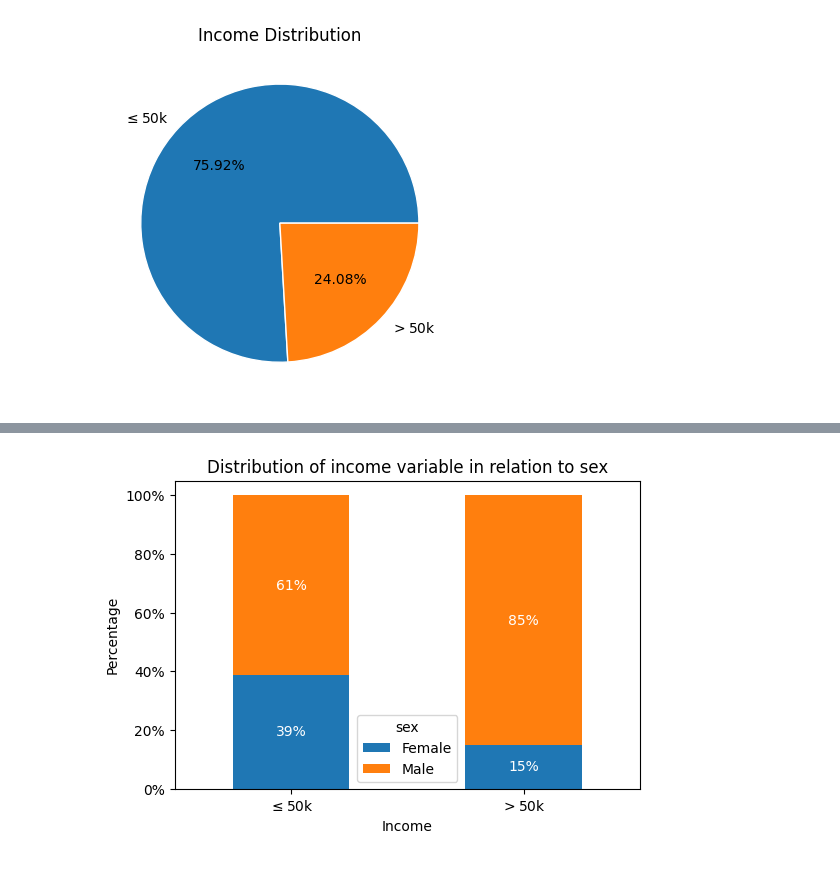
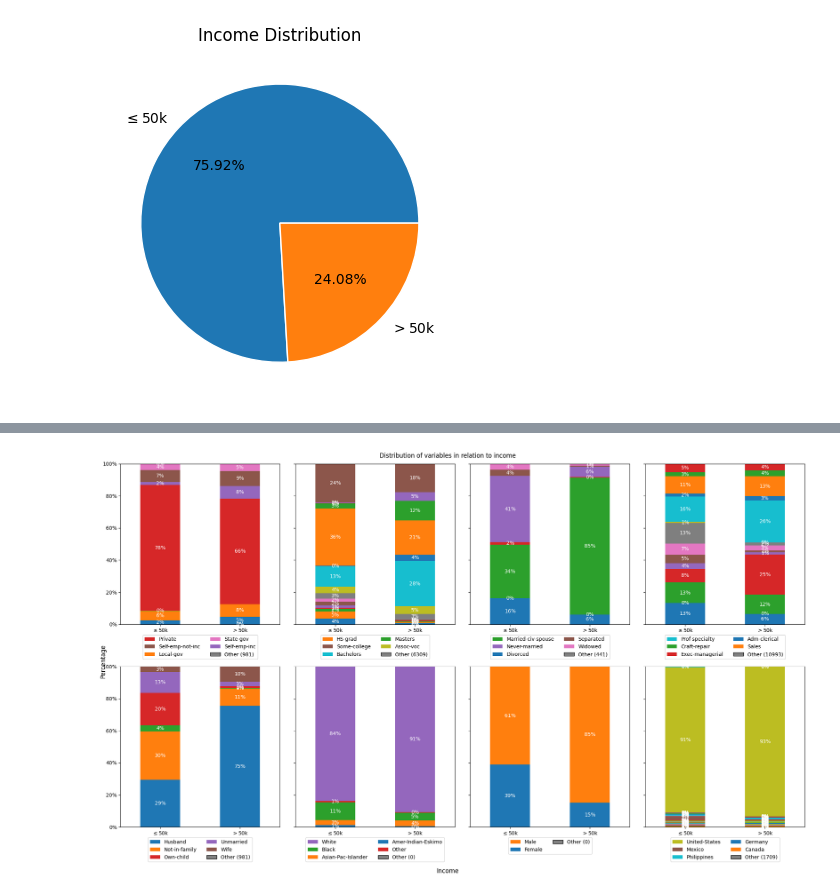
Before and after one commit to simonsymhoven/income-classification, a Jupyter notebook: income-classification.ipynb, the cells around one changed output, grey strips where cells are left out. Saved outputs shown, nothing was run; the diff lists cells and outputs as text; code cells hidden in the pictures.

Commit message:
add some charts

```diff
--- a/income-classification.ipynb
+++ b/income-classification.ipynb
@@ -37,3 +45,6 @@ test_df['income'] = test_df['income'].apply(lambda x: 1 if x == '>50K' else 0)
+# %%
+train_df = train_df.drop('education-num',axis= 1)
+test_df = test_df.drop("education-num", axis = 1)
 # %% [markdown]
 ### Dataset Info
 # %% [markdown]
@@ -65,0 +95,8 @@ Numeric variables:
+# %%
+train_df['workclass'].fillna(train_df['workclass'].mode()[0], inplace=True)
+train_df['occupation'].fillna(train_df['occupation'].mode()[0], inplace=True)
+train_df['native-country'].fillna(train_df['native-country'].mode()[0], inplace=True)
+
+test_df['workclass'].fillna(train_df['workclass'].mode()[0], inplace=True)
+test_df['occupation'].fillna(train_df['occupation'].mode()[0], inplace=True)
+test_df['native-country'].fillna(train_df['native-country'].mode()[0], inplace=True)
@@ -145,20 +199,43 @@ plt.show()
 # %%
-ct = pd.crosstab(train_df['income'], train_df['sex'])
-ct_pct = ct.apply(lambda r: r/r.sum(), axis=1)
+rows=2
+cols=4
 
-ax = ct_pct.plot(kind='bar', stacked=True, figsize=(6,4))
+fig, axes = plt.subplots(nrows=rows, ncols=cols, figsize=(5*cols, 6*rows), sharey=True)
+fig.suptitle('Distribution of variables in relation to income')
+fig.supxlabel('Income')
+fig.supylabel('Percentage')
 
-ax.set_title("Distribution of income variable in relation to sex")
-ax.set_xlabel("Income")
-ax.set_ylabel("Percentage")
+for i, variable in enumerate(categorical):
+    row = i // cols
+    col = i % cols
+    ax = axes[row][col]
 
-ax.set_xticklabels([r'$\leq50$k', r'$>50$k'], rotation=0)
-yticks = mtick.PercentFormatter(1)
-ax.yaxis.set_major_formatter(yticks)
+    ct = pd.crosstab(train_df['income'], train_df[variable])
+    ct_pct = ct.apply(lambda r: r/r.sum(), axis=1)
 
-for i in ax.containers:
-    ax.bar_label(i, label_type='center', color="white", fontsize=10, fmt='{:.0%}')
+    ct_pct.plot(kind='bar', stacked=True, ax=ax)
 
+    ax.set_xticklabels([r'$\leq50$k', r'$>50$k'], rotation=0)
+    yticks = mtick.PercentFormatter(1)
+    ax.yaxis.set_major_formatter(yticks)
+    ax.set_ylim([0, 1])
+    ax.set_xlabel('')
+
+    handles, labels = ax.get_legend_handles_labels()
+    sorted_labels = sorted(labels, key=lambda x: -ct[x].sum())
+    top_labels = sorted_labels[:5]
+    remaining_labels = sorted_labels[5:]
+    top_handles = [handles[labels.index(l)] for l in top_labels]
+    remaining_sum = sum([ct[x].sum() for x in remaining_labels])
+    top_labels.append(f'Other ({remaining_sum})')
+    top_handles.append(Patch(facecolor='gray', edgecolor='black'))
+    ax.legend(top_handles, top_labels, loc='upper center', bbox_to_anchor=(0.5, -0.05), ncol=2)
+
+
+    for i in ax.containers:
+        ax.bar_label(i, label_type='center', color="white", fontsize=10, fmt='{:.0%}')
+
+plt.tight_layout()
 plt.show()
 # %% [output]
-[figure, old version]
+[figure, new version]
```
Also changed, not shown: parts of 45 cells of this notebook.
